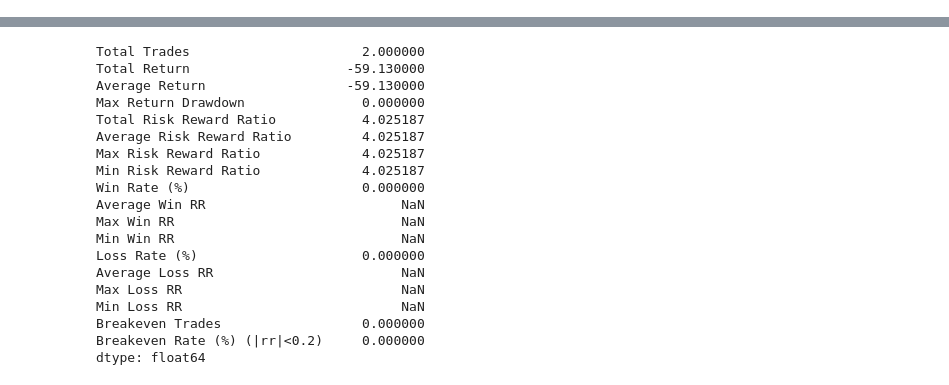
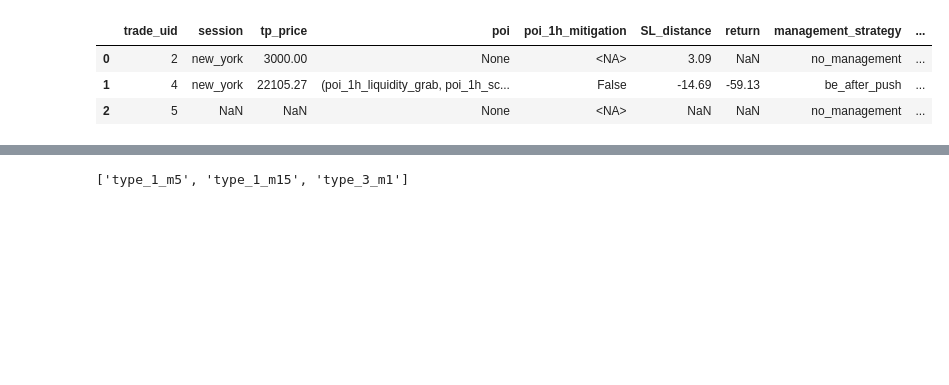
Before and after one commit to put101/trade_journal, a Jupyter notebook: analysis.ipynb, the cells around one changed output, grey strips where cells are left out. Cells and saved outputs as stored; diff of their text form; code cells hidden in the pictures; blank space fills up the shorter version.

```diff
--- a/analysis.ipynb
+++ b/analysis.ipynb
@@ -107,16 +108,30 @@ dtype: float64
 # %%
 from analysis import *
 import analysis
+import journal
+import strategy
+import features as f
+
+
+df = jr.j.to_dataframe().copy()
+display(df.tail())
+
+strategy.sanity_checks(df, j)
 
 def prepare_data(df:pd.DataFrame):
     df = df.rename(columns={'return': 'return_points'})
     df = df[(df['account'] != ACC_TEST) & (True)]
 
     return df
 
-df = prepare_data(jr.j.to_dataframe().copy())
+df = prepare_data(df)
+strategy.sanity_checks(df, j)
 
-type_X_cols = jr.PA.used_tags_in_df_not_null(df)
+type_X_cols = f.PA.used_tags_in_df_not_null(df)
 
 print(type_X_cols)
 # %% [output]
+|  | trade_uid | session | tp_price | poi | poi_1h_mitigation | SL_distance | return | management_strategy | ... |
+| 0 | 2 | new_york | 3000.00 | None | <NA> | 3.09 | NaN | no_management | ... |
+| 1 | 4 | new_york | 22105.27 | (poi_1h_liquidity_grab, poi_1h_sc... | False | -14.69 | -59.13 | be_after_push | ... |
+| 2 | 5 | NaN | NaN | None | <NA> | NaN | NaN | no_management | ... |
@@ -124,22 +140 @@ print(type_X_cols)
+['type_1_m5', 'type_1_m15', 'type_3_m1']
-# %%
-calculate_performance_metrics(df)
-# %% [output]
-Total Trades                      2.000000
-Total Return                    -59.130000
-Average Return                  -59.130000
-Max Return Drawdown               0.000000
-Total Risk Reward Ratio           4.025187
-Average Risk Reward Ratio         4.025187
-Max Risk Reward Ratio             4.025187
-Min Risk Reward Ratio             4.025187
-Win Rate (%)                      0.000000
-Average Win RR                         NaN
-Max Win RR                             NaN
-Min Win RR                             NaN
-Loss Rate (%)                     0.000000
-Average Loss RR                        NaN
-Max Loss RR                            NaN
-Min Loss RR                            NaN
-Breakeven Trades                  0.000000
-Breakeven Rate (%) (|rr|<0.2)     0.000000
-dtype: float64
```
Also changed, not shown: parts of 11 cells of this notebook, 29 other files.
